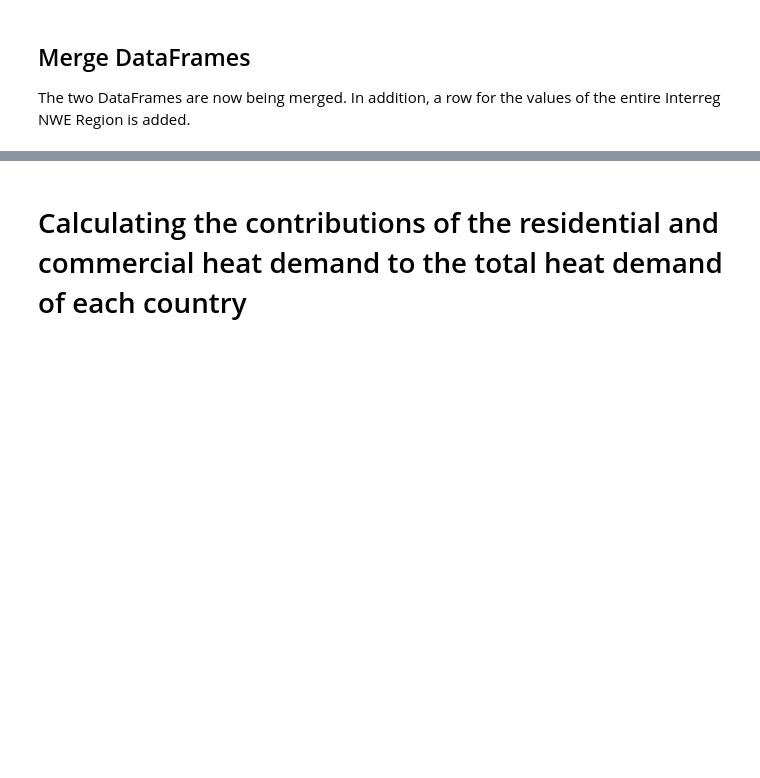
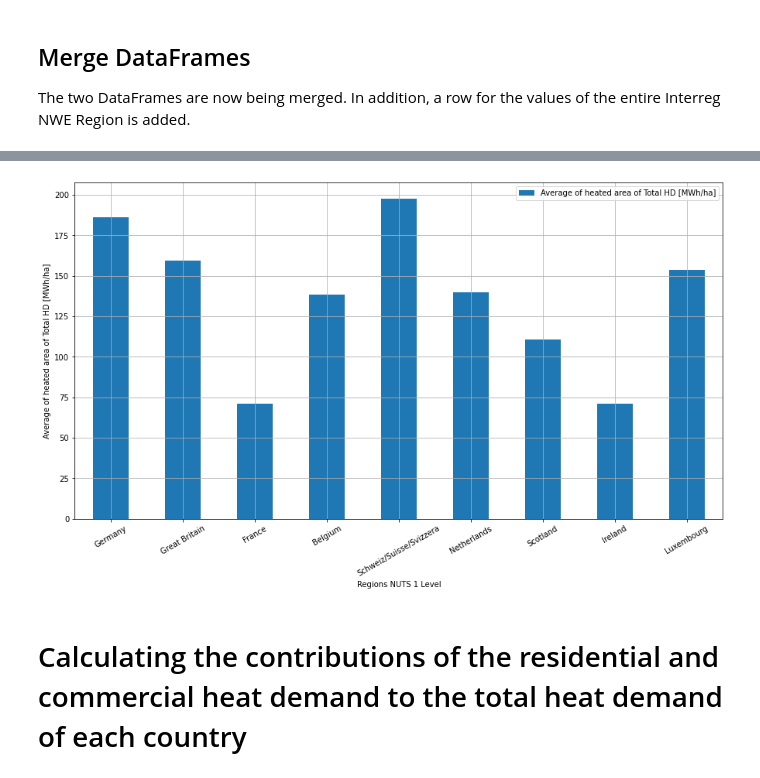
Before and after one commit to AlexanderJuestel/code_collection, a Jupyter notebook: notebooks/heat_demand_mapping/processing_results/Statistical_Evaluation_Total_Heat_Demand_Data_NUTS0.ipynb, the cells around one changed output, grey strips where cells are left out. Saved outputs shown, nothing was run; the diff lists cells and outputs as text; code cells hidden in the pictures; blank space fills up the shorter version.

```diff
--- a/notebooks/heat_demand_mapping/processing_results/Statistical_Evaluation_Total_Heat_Demand_Data_NUTS0.ipynb
+++ b/notebooks/heat_demand_mapping/processing_results/Statistical_Evaluation_Total_Heat_Demand_Data_NUTS0.ipynb
@@ -252 +259,6 @@ gdf_tot_heat.round(decimals=1)#.style.applymap(lambda x: "background-color: red"
+# %%
+gdf_tot_heat[1:].plot.bar(y='Average of heated area of Total HD [MWh/ha]', x= 'Region', logy=False, figsize=(15,8), ylabel= 'Average of heated area of Total HD [MWh/ha]', xlabel= 'Regions NUTS 1 Level', rot=30)
+plt.grid()
+# %% [output]
+[figure, added]
 # %%
```
Also changed, not shown: parts of 7 cells of this notebook, 30 other files.
